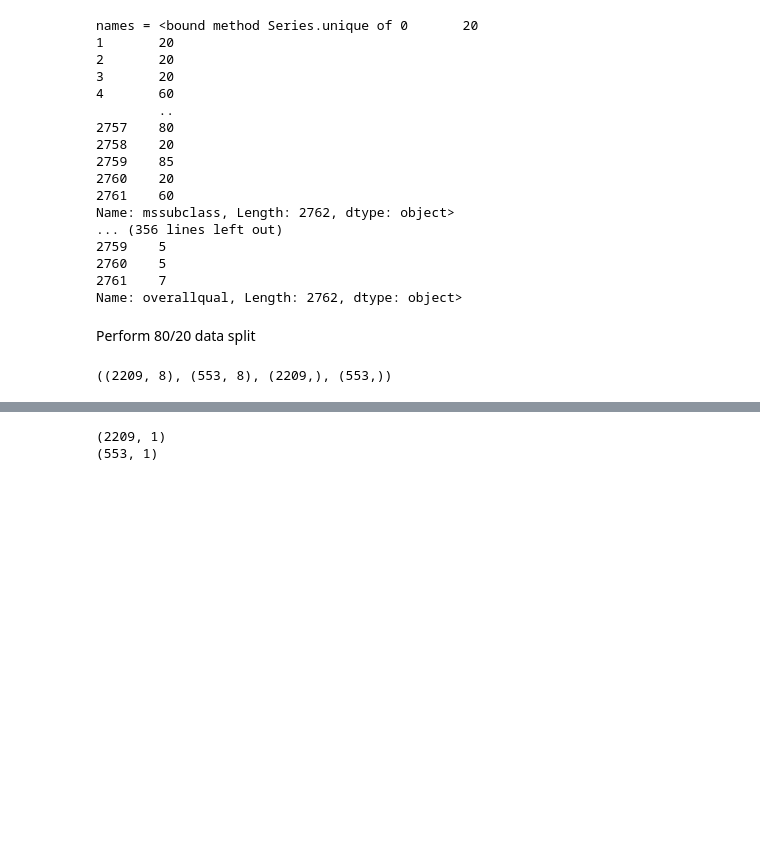
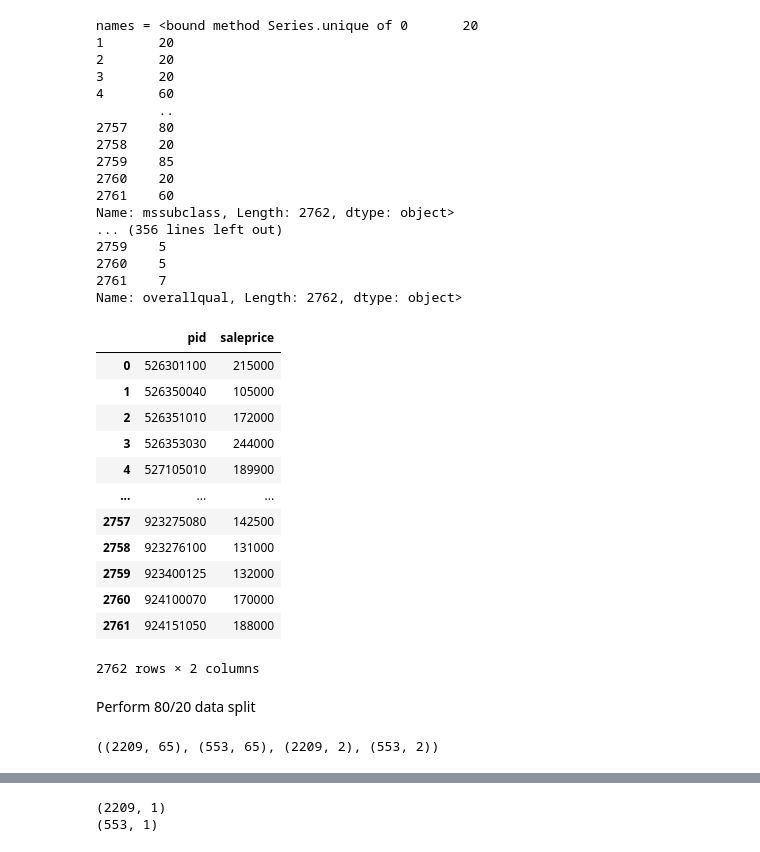
Before and after one commit to yajingran/group_2_final_project, a Jupyter notebook: Deep Learning Model - House Price Prediction.ipynb, the cells around one changed output, grey strips where cells are left out. Drawn from its saved outputs; the diff is of its cells as text; code cells hidden in the pictures; blank space fills up the shorter version.

```diff
--- a/Deep Learning Model - House Price Prediction.ipynb
+++ b/Deep Learning Model - House Price Prediction.ipynb
@@ -205,13 +205,29 @@ Name: overallqual, Length: 2762, dtype: object>
 # %%
 #put our selected features into a list
 
 cols_8 = ["neighborhood","total_area","overallqual", "garagecars","fullbath","yearbuilt","yearremodadd","yrsold"]
 
 
 #assign y to our target and x to our features
 
-y = df['saleprice'].values
-X = df[cols_8]
+y = df[['pid','saleprice']]
+X = df
+X = X.drop(['saleprice'], axis=1)
+y
+# %% [output]
+|  | pid | saleprice |
+| 0 | 526301100 | 215000 |
+| 1 | 526350040 | 105000 |
+| 2 | 526351010 | 172000 |
+| 3 | 526353030 | 244000 |
+| 4 | 527105010 | 189900 |
+| ... | ... | ... |
+| 2757 | 923275080 | 142500 |
+| 2758 | 923276100 | 131000 |
+| 2759 | 923400125 | 132000 |
+| 2760 | 924100070 | 170000 |
+| 2761 | 924151050 | 188000 |
+2762 rows × 2 columns
 # %% [markdown]
 Perform 80/20 data split
 # %%
@@ -220,4 +236,4 @@ X_train, X_test, y_train, y_test = train_test_split(X, y, test_size=0.2, random_
 #check the shape of each set
 X_train.shape, X_test.shape, y_train.shape, y_test.shape
 # %% [output]
-((2209, 8), (553, 8), (2209,), (553,))
+((2209, 65), (553, 65), (2209, 2), (553, 2))
```
Also changed, not shown: parts of 11 cells of this notebook, 2 other files.
